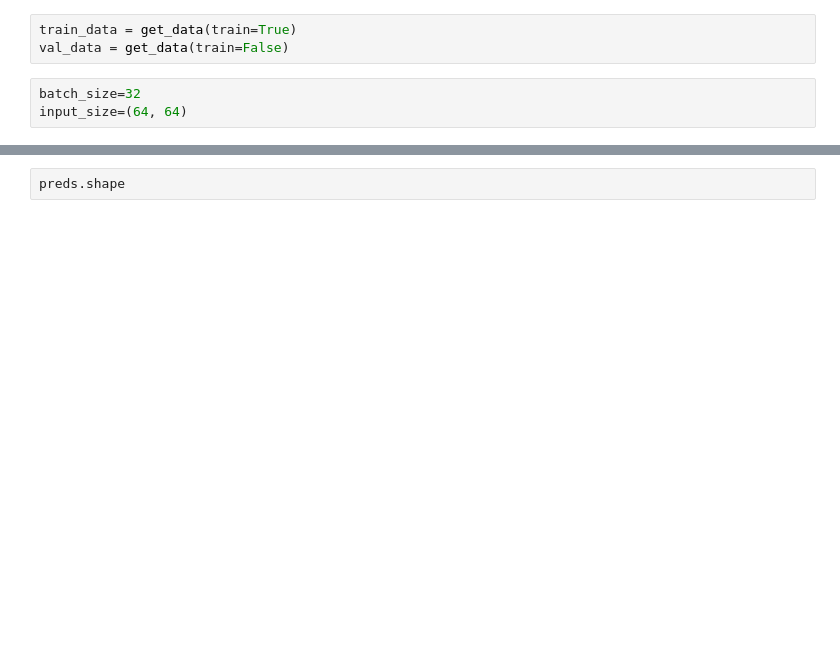
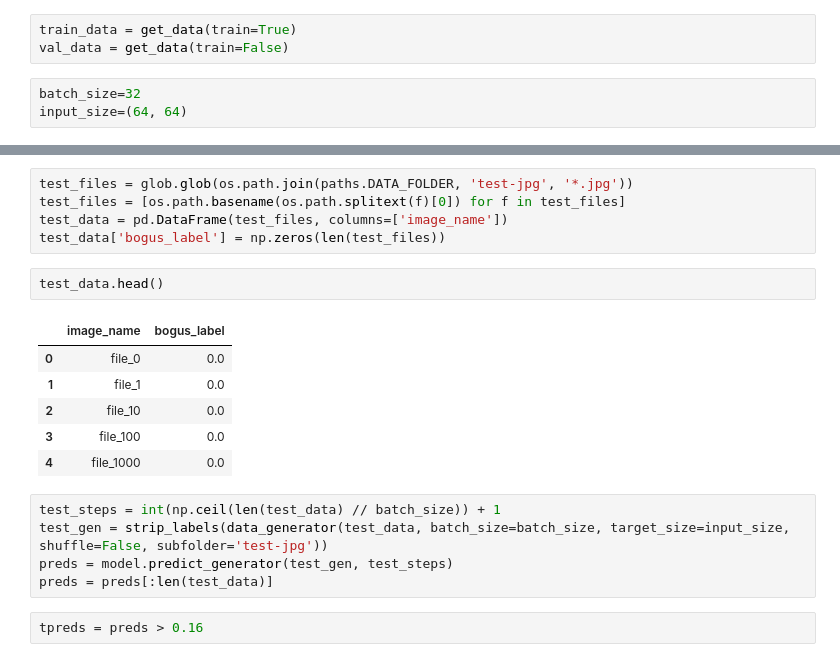
Before and after one commit to TanjaCrijns/MLIP-Brainforest, a Jupyter notebook: notebooks/MultiLabel.ipynb, the cells around one changed output, grey strips where cells are left out. Saved outputs shown, nothing was run; the diff lists cells and outputs as text; blank space fills up the shorter version.

```diff
--- a/notebooks/MultiLabel.ipynb
+++ b/notebooks/MultiLabel.ipynb
@@ -119,2 +175,21 @@ print 'f2 score:', fbeta_score(y_true, y_pred, 2, average='samples')
-# %%
-preds.shape
+# %%
+test_files = glob.glob(os.path.join(paths.DATA_FOLDER, 'test-jpg', '*.jpg'))
+test_files = [os.path.basename(os.path.splitext(f)[0]) for f in test_files]
+test_data = pd.DataFrame(test_files, columns=['image_name'])
+test_data['bogus_label'] = np.zeros(len(test_files))
+# %%
+test_data.head()
+# %% [output]
+|  | image_name | bogus_label |
+| 0 | file_0 | 0.0 |
+| 1 | file_1 | 0.0 |
+| 2 | file_10 | 0.0 |
+| 3 | file_100 | 0.0 |
+| 4 | file_1000 | 0.0 |
+# %%
+test_steps = int(np.ceil(len(test_data) // batch_size)) + 1
+test_gen = strip_labels(data_generator(test_data, batch_size=batch_size, target_size=input_size, shuffle=False, subfolder='test-jpg'))
+preds = model.predict_generator(test_gen, test_steps)
+preds = preds[:len(test_data)]
+# %%
+tpreds = preds > 0.16
```
Also changed, not shown: parts of 16 cells of this notebook, 2 other files.
